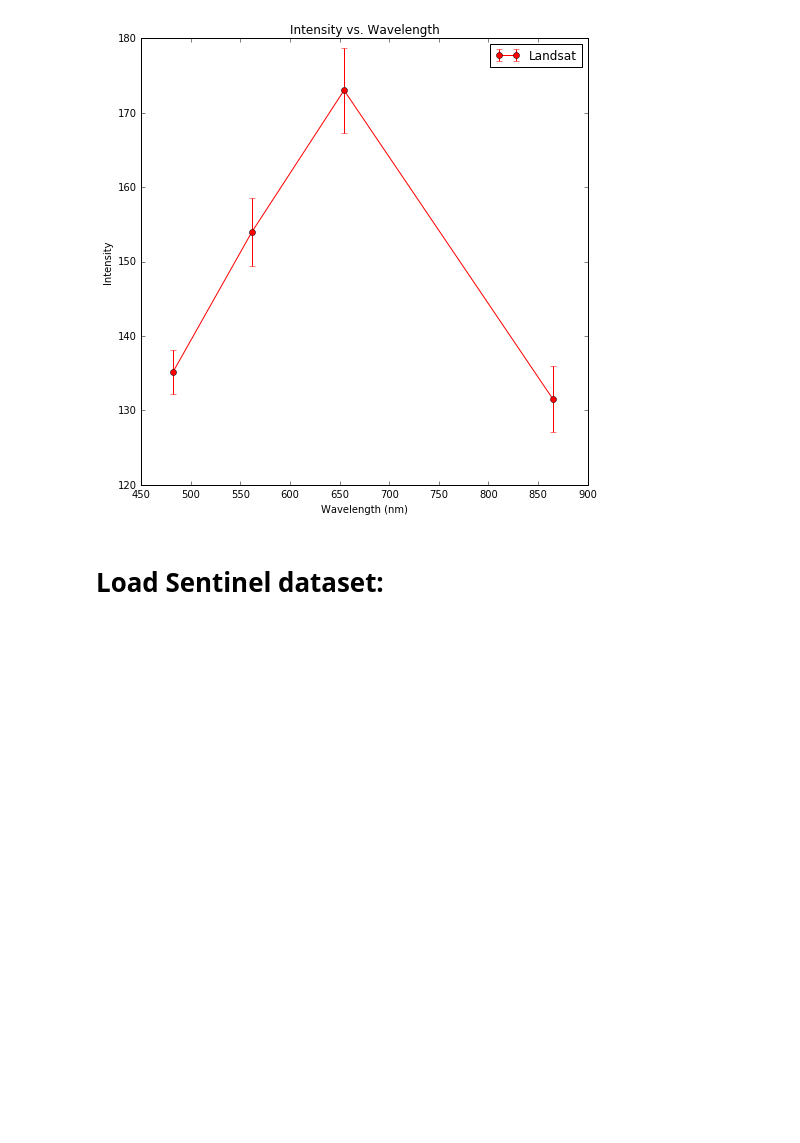
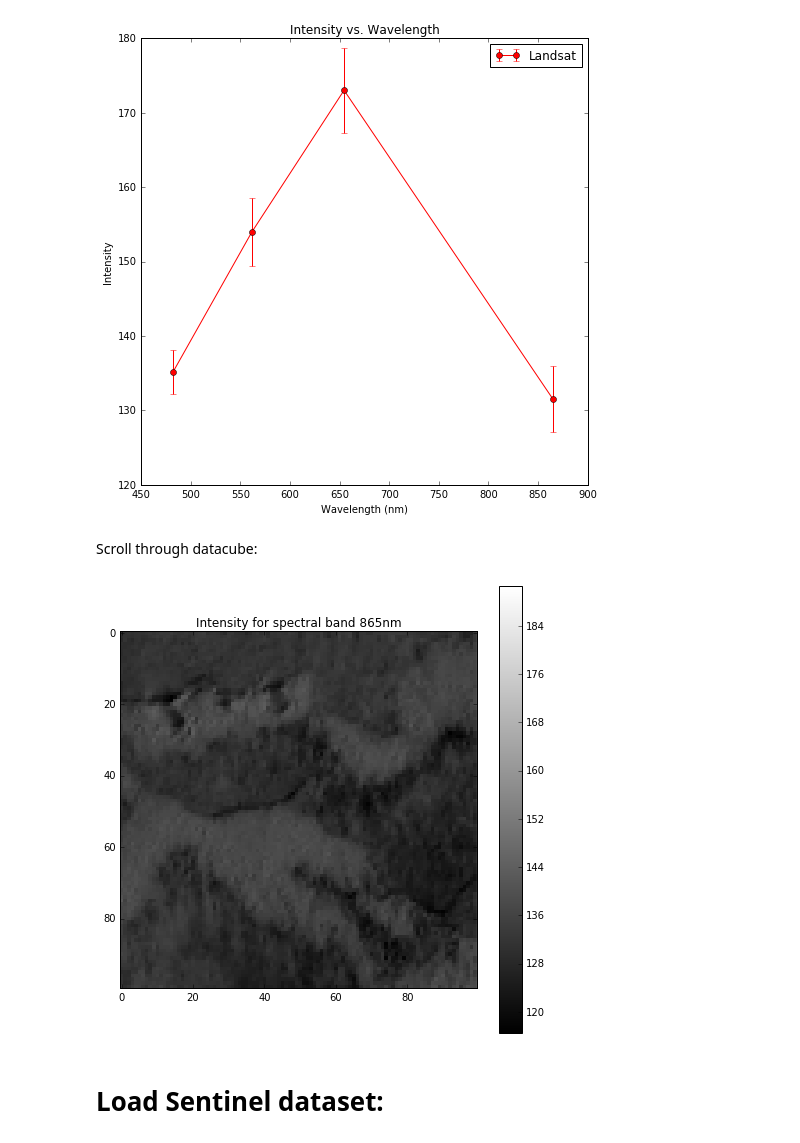
Before and after one commit to satellogic/open-impact, a Jupyter notebook: Forest recovery.ipynb, the cells around one changed output. Saved outputs shown, nothing was run; the diff lists cells and outputs as text; code cells hidden in the pictures; blank space fills up the shorter version.

```diff
--- a/Forest recovery.ipynb
+++ b/Forest recovery.ipynb
@@ -313,6 +339,15 @@ if landsat_dataset is not None:
         plt.legend()
 # %% [output]
 [figure]
+# %% [markdown]
+Scroll through datacube:
+# %%
+dataset = landsat_roi_radiance
+wav_data = landsat_wav
+
+interact(plot_image, wav=(0,len(wav_data)-1))
+# %% [output]
+[figure, added]
 # %% [markdown]
 # Load Sentinel dataset:
 # %% [markdown]
```
Also changed, not shown: parts of 12 cells of this notebook.
